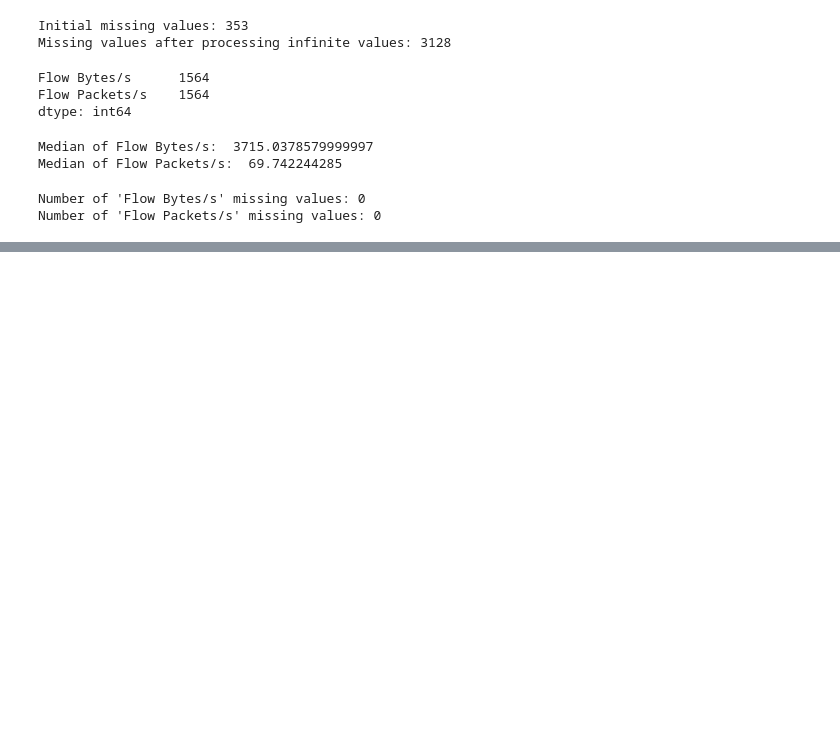
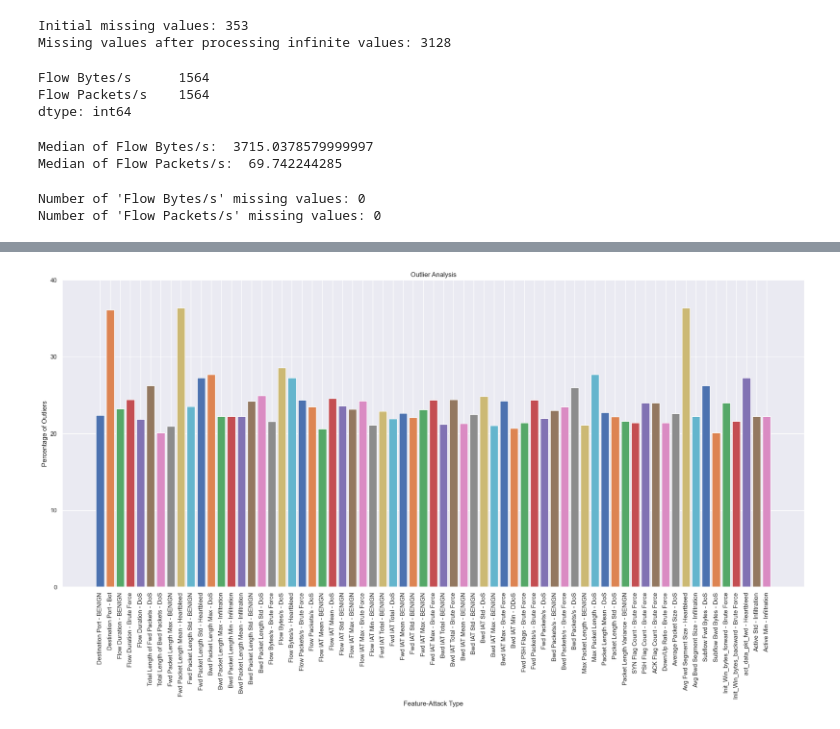
Before and after one commit to Mahi0606/IDS_System, a Jupyter notebook: Dataset_Characteristics_and_EDA.ipynb, the cells around one changed output, grey strips where cells are left out. Cells and saved outputs as stored; diff of their text form; code cells hidden in the pictures; blank space fills up the shorter version.

```diff
--- a/Dataset_Characteristics_and_EDA.ipynb
+++ b/Dataset_Characteristics_and_EDA.ipynb
@@ -205,0 +326,8 @@ Number of 'Flow Packets/s' missing values: 0
+# %%
+# Positive correlation features for 'Attack Number'
+pos_corr_features = corr['Attack Number'][(corr['Attack Number'] > 0) & (corr['Attack Number'] < 1)].index.tolist()
+
+print("Features with positive correlation with 'Attack Number':\n")
+for i, feature in enumerate(pos_corr_features, start = 1):
+    corr_value = corr.loc[feature, 'Attack Number']
+    print('{:<3} {:<24} :{}'.format(f'{i}.', feature, corr_value))
@@ -205,0 +378,2 @@ Number of 'Flow Packets/s' missing values: 0
+# %%
+data.drop('Attack Number', axis = 1, inplace = True)
@@ -205,0 +411,20 @@ Number of 'Flow Packets/s' missing values: 0
+# %%
+# Identifying outliers based on attack type
+outlier_counts = {}
+for i in numeric_data:
+    for attack_type in data['Attack Type'].unique():
+        attack_data = data[i][data['Attack Type'] == attack_type]
+        q1, q3 = np.percentile(attack_data, [25, 75])
+        iqr = q3 - q1
+        lower_bound = q1 - 1.5 * iqr
+        upper_bound = q3 + 1.5 * iqr
+        num_outliers = ((attack_data < lower_bound) | (attack_data > upper_bound)).sum()
+        outlier_percent = num_outliers / len(attack_data) * 100
+        outlier_counts[(i, attack_type)] = (num_outliers, outlier_percent)
+
+for i in numeric_data:
+  print(f'Feature: {i}')
+  for attack_type in data['Attack Type'].unique():
+    num_outliers, outlier_percent = outlier_counts[(i, attack_type)]
+    print(f'- {attack_type}: {num_outliers} ({outlier_percent:.2f}%)')
+  print()
@@ -205,0 +449,17 @@ Number of 'Flow Packets/s' missing values: 0
+# %%
+# Plotting the percentage of outliers that are higher than 20%
+fig, ax = plt.subplots(figsize = (24, 10))
+for i in numeric_data:
+    for attack_type in data['Attack Type'].unique():
+        num_outliers, outlier_percent = outlier_counts[(i, attack_type)]
+        if outlier_percent > 20:
+            ax.bar(f'{i} - {attack_type}', outlier_percent)
+
+ax.set_xlabel('Feature-Attack Type')
+ax.set_ylabel('Percentage of Outliers')
+ax.set_title('Outlier Analysis')
+ax.set_yticks(np.arange(0, 41, 10))
+plt.xticks(rotation = 90)
+plt.show()
+# %% [output]
+[figure, added]
```
Also changed, not shown: parts of 24 cells of this notebook, 4 other files.
